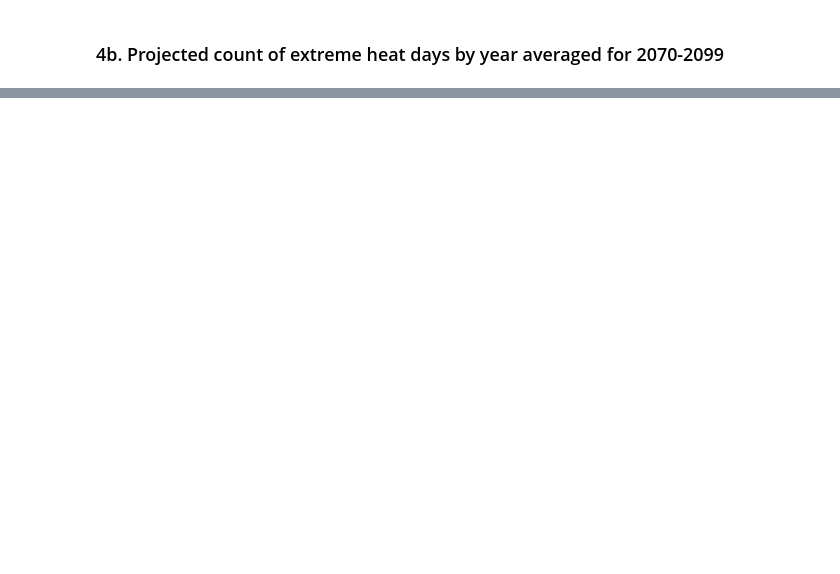
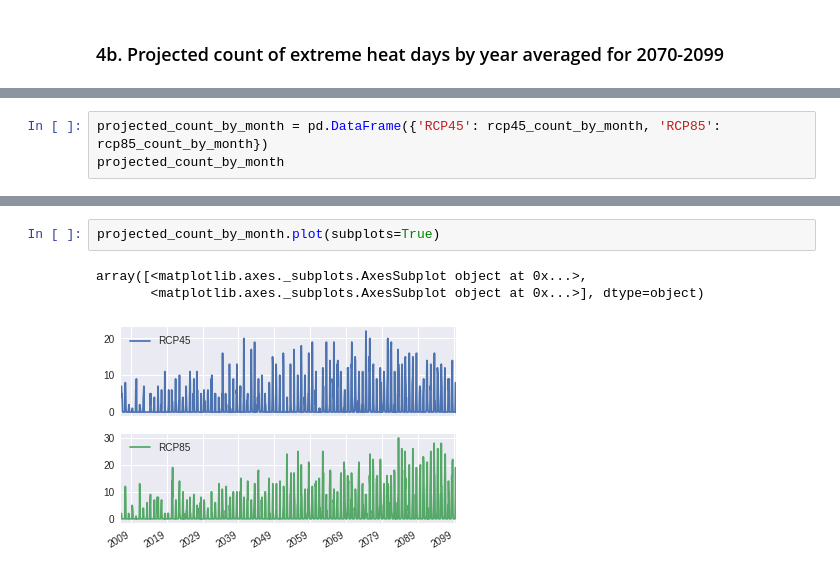
Before and after one commit to berkeley-gif/caladapt-docs, a Jupyter notebook: cookbook/daily_data_extreme_heat.ipynb, the cells around one changed output, grey strips where cells are left out. Saved outputs shown, nothing was run; the diff lists cells and outputs as text; blank space fills up the shorter version.

```diff
--- a/cookbook/daily_data_extreme_heat.ipynb
+++ b/cookbook/daily_data_extreme_heat.ipynb
@@ -395,0 +398,3 @@ plt.grid(True)
+# %%
+projected_count_by_month = pd.DataFrame({'RCP45': rcp45_count_by_month, 'RCP85': rcp85_count_by_month})
+projected_count_by_month
@@ -395,0 +420,6 @@ plt.grid(True)
+# %%
+projected_count_by_month.plot(subplots=True)
+# %% [output]
+array([<matplotlib.axes._subplots.AxesSubplot object at 0x...>,
+       <matplotlib.axes._subplots.AxesSubplot object at 0x...>], dtype=object)
+[figure, added]
```
Also changed, not shown: parts of 31 cells of this notebook.
